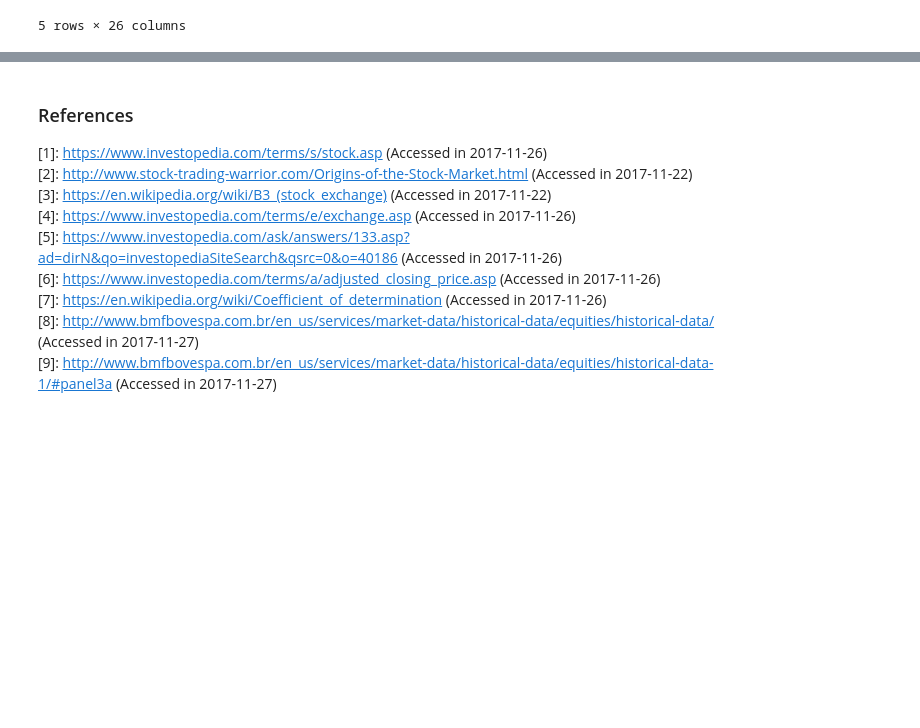
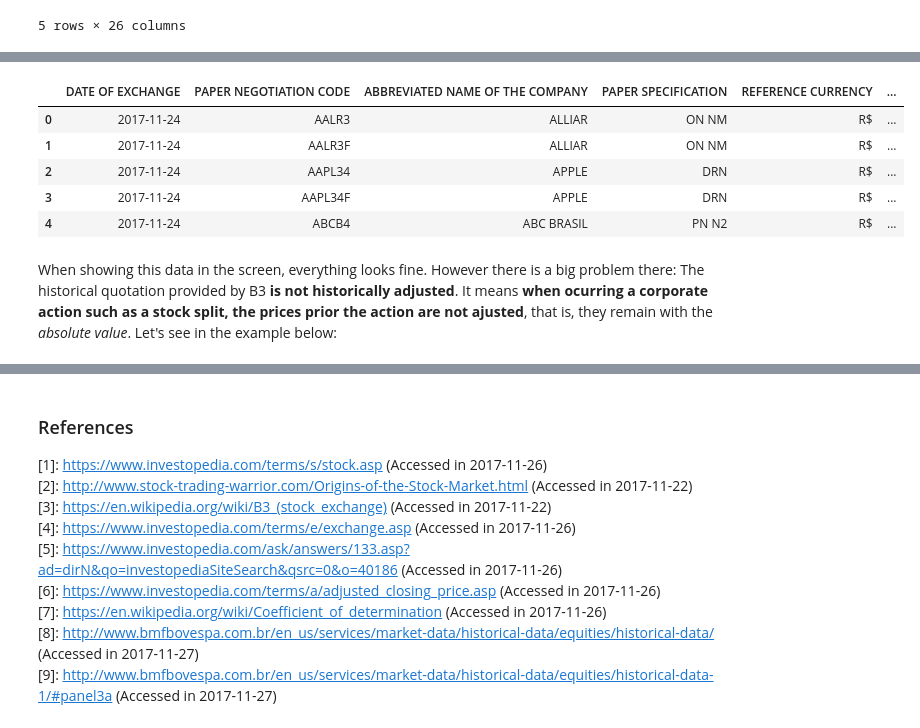
Before and after one commit to gabriel301/MLNanodregree, a Jupyter notebook: projects/capstone/CapstoneProject/Report/Capstone Report.ipynb, the cells around one changed output, grey strips where cells are left out. Drawn from its saved outputs; the diff is of its cells as text; code cells hidden in the pictures; blank space fills up the shorter version.

```diff
--- a/projects/capstone/CapstoneProject/Report/Capstone Report.ipynb
+++ b/projects/capstone/CapstoneProject/Report/Capstone Report.ipynb
@@ -153,0 +192,14 @@ parsedDf.head()
+# %%
+parsedDf[['DATE OF EXCHANGE','PAPER NEGOTIATION CODE','ABBREVIATED NAME OF THE COMPANY','PAPER SPECIFICATION',
+          'REFERENCE CURRENCY','MARKET PAPER OPENING FLOOR PRICE','MARKET PAPER HIGHEST FLOOR PRICE',
+         'MARKET PAPER LOWEST FLOOR PRICE','MARKET PAPER LAST NEGOTIATED PRICE',
+          'NUMBER OF TRADES CONDUCTED WITH THE MARKET PAPER']].head()
+# %% [output]
+|  | DATE OF EXCHANGE | PAPER NEGOTIATION CODE | ABBREVIATED NAME OF THE COMPANY | PAPER SPECIFICATION | REFERENCE CURRENCY | ... |
+| 0 | 2017-11-24 | AALR3 | ALLIAR | ON NM | R$ | ... |
+| 1 | 2017-11-24 | AALR3F | ALLIAR | ON NM | R$ | ... |
+| 2 | 2017-11-24 | AAPL34 | APPLE | DRN | R$ | ... |
+| 3 | 2017-11-24 | AAPL34F | APPLE | DRN | R$ | ... |
+| 4 | 2017-11-24 | ABCB4 | ABC BRASIL | PN N2 | R$ | ... |
+# %% [markdown]
+When showing this data in the screen, everything looks fine. However there is a big problem there: The historical quotation provided by B3 **is not historically adjusted**. It means **when ocurring a corporate action such as a stock split, the prices prior the action are not ajusted**, that is, they remain with the *absolute value*. Let's see in the example below:
```
Also changed, not shown: parts of 13 cells of this notebook, 3 other files.
